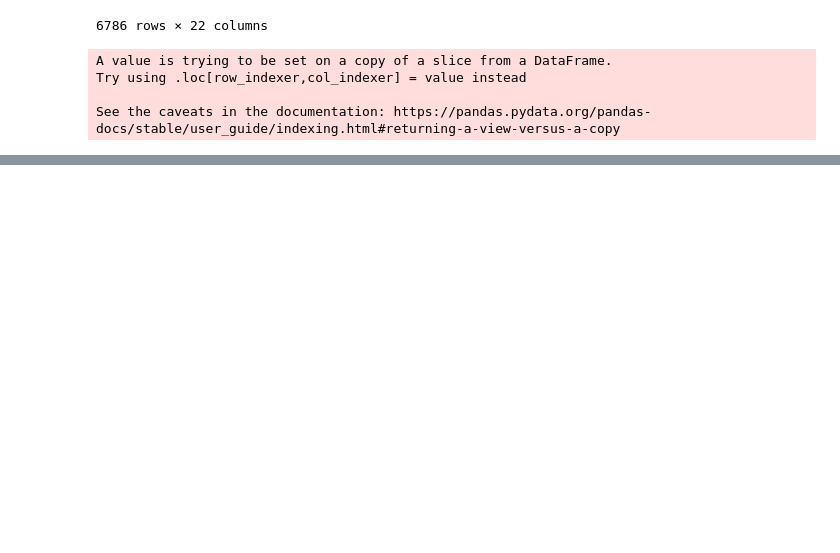
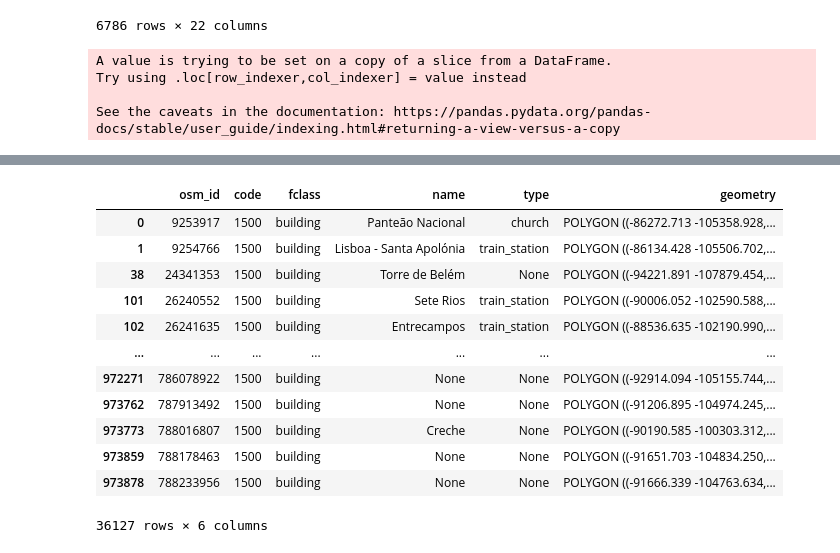
Before and after one commit to ricardozacarias/lisbon-buildings, a Jupyter notebook: construction.ipynb, the cells around one changed output, grey strips where cells are left out. Drawn from its saved outputs; the diff is of its cells as text; code cells hidden in the pictures; blank space fills up the shorter version.

```diff
--- a/construction.ipynb
+++ b/construction.ipynb
@@ -187 +217,17 @@ print(cv_rfr.mean())
+# %%
+buildings
+# %% [output]
+|  | osm_id | code | fclass | name | type | geometry |
+| 0 | 9253917 | 1500 | building | Panteão Nacional | church | POLYGON ((-86272.713 -105358.928,... |
+| 1 | 9254766 | 1500 | building | Lisboa - Santa Apolónia | train_station | POLYGON ((-86134.428 -105506.702,... |
+| 38 | 24341353 | 1500 | building | Torre de Belém | None | POLYGON ((-94221.891 -107879.454,... |
+| 101 | 26240552 | 1500 | building | Sete Rios | train_station | POLYGON ((-90006.052 -102590.588,... |
+| 102 | 26241635 | 1500 | building | Entrecampos | train_station | POLYGON ((-88536.635 -102190.990,... |
+| ... | ... | ... | ... | ... | ... | ... |
+| 972271 | 786078922 | 1500 | building | None | None | POLYGON ((-92914.094 -105155.744,... |
+| 973762 | 787913492 | 1500 | building | None | None | POLYGON ((-91206.895 -104974.245,... |
+| 973773 | 788016807 | 1500 | building | Creche | None | POLYGON ((-90190.585 -100303.312,... |
+| 973859 | 788178463 | 1500 | building | None | None | POLYGON ((-91651.703 -104834.250,... |
+| 973878 | 788233956 | 1500 | building | None | None | POLYGON ((-91666.339 -104763.634,... |
+36127 rows × 6 columns
 # %%
```
Also changed, not shown: parts of 12 cells of this notebook.
